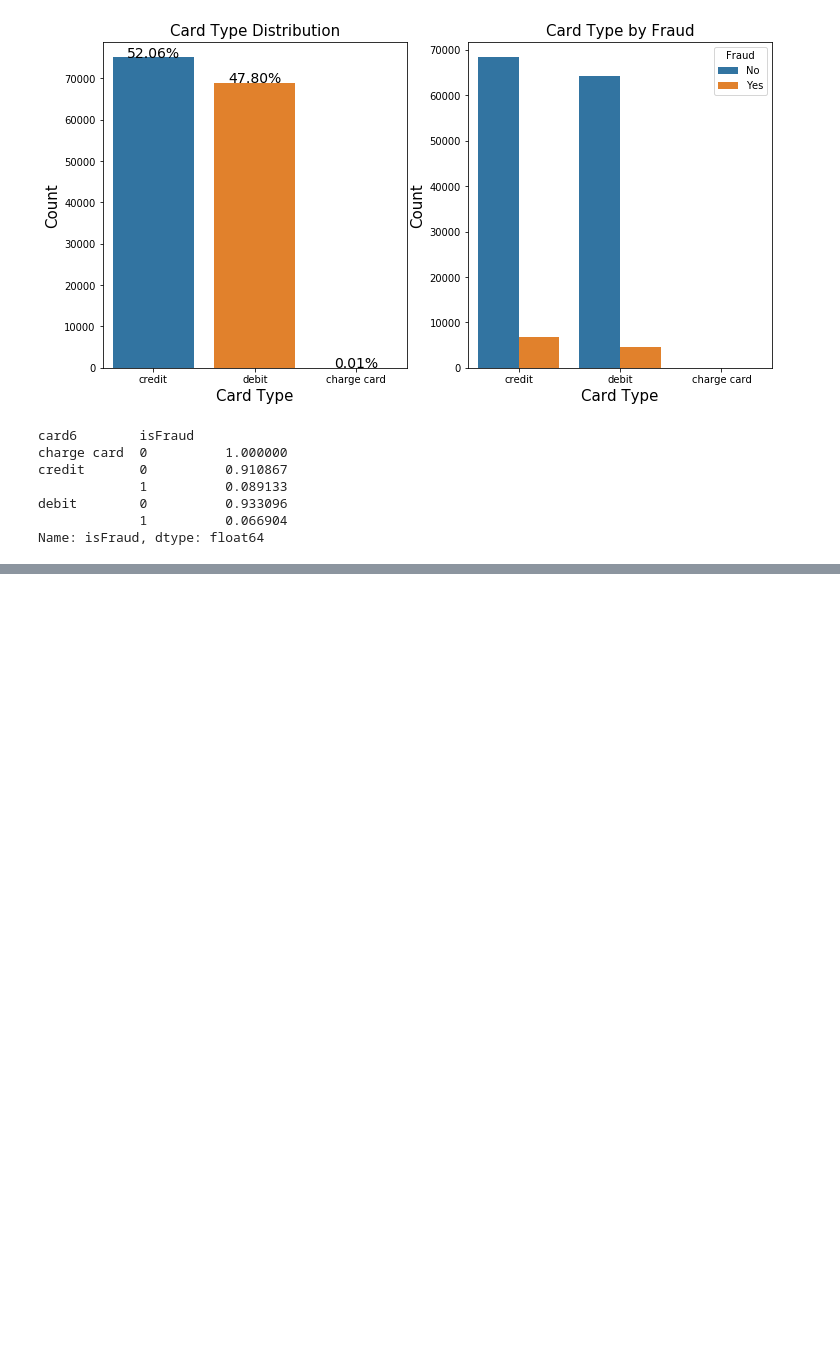
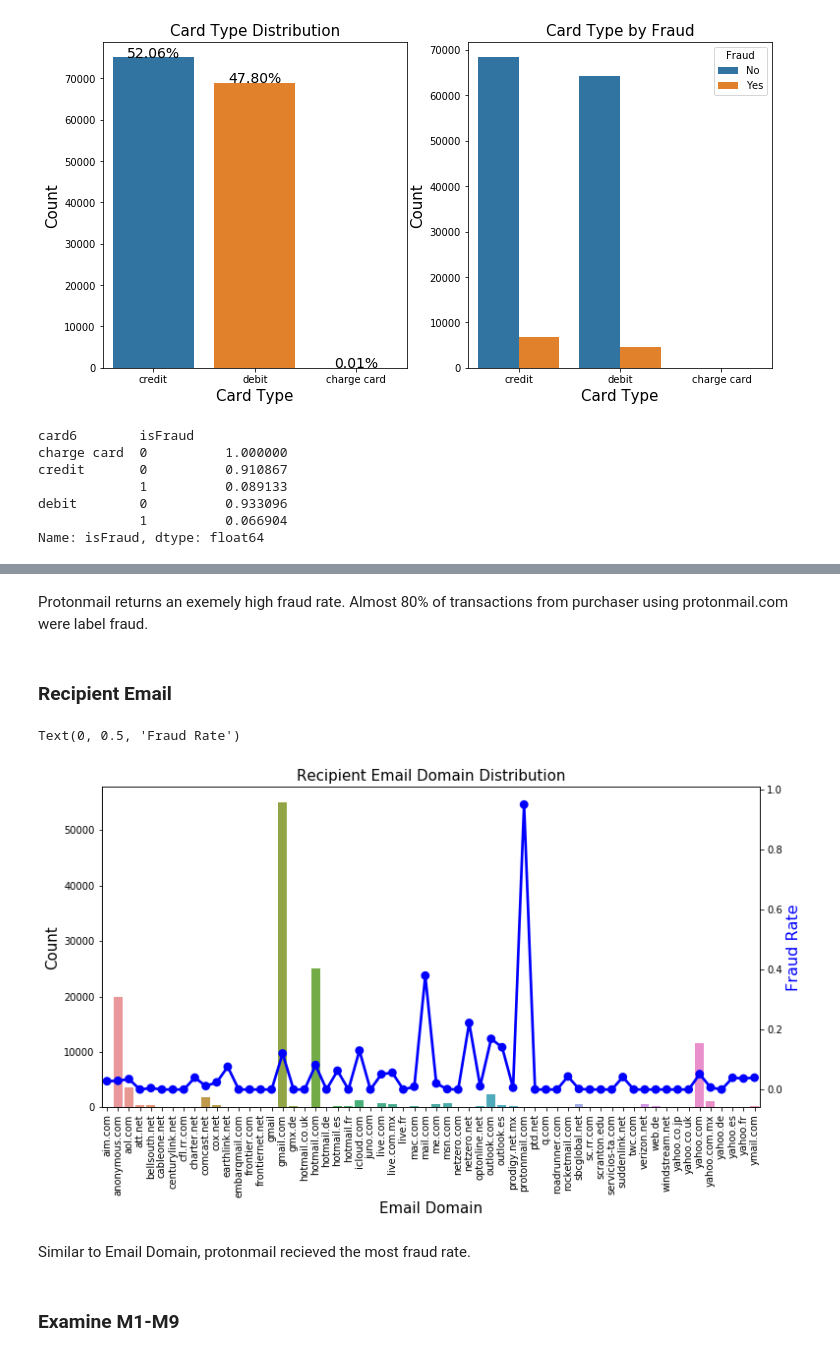
Before and after one commit to tsaw8/Thinkful_Project, a Jupyter notebook: Capstone: Supervised learning /IEEE-CIS Fraud Detection .ipynb, the cells around one changed output, grey strips where cells are left out. Cells and saved outputs as stored; diff of their text form; code cells hidden in the pictures; blank space fills up the shorter version.

```diff
--- a/Capstone: Supervised learning /IEEE-CIS Fraud Detection .ipynb
+++ b/Capstone: Supervised learning /IEEE-CIS Fraud Detection .ipynb
@@ -562,0 +599,25 @@ Name: isFraud, dtype: float64
+# %% [markdown]
+Protonmail returns an exemely high fraud rate. Almost 80% of transactions from purchaser using protonmail.com were label fraud.
+# %% [markdown]
+### Recipient Email
+# %%
+R_emaildomain_fraud_rate = df.groupby('R_emaildomain')['isFraud'].value_counts(normalize = True).unstack().fillna(0)[1]
+
+plt.figure(figsize=(12,6))
+
+g = sns.countplot(x = 'R_emaildomain', data = df, order = R_emaildomain_fraud_rate.index)
+g.set_title('Recipient Email Domain Distribution', fontsize = 15)
+g.set_xlabel("Email Domain", fontsize=15)
+g.set_ylabel("Count", fontsize=15)
+plt.xticks(rotation= "vertical")
+
+r = g.twinx()
+r = sns.pointplot(x = R_emaildomain_fraud_rate.index, y = R_emaildomain_fraud_rate, color = "blue")
+r.set_ylabel("Fraud Rate", fontsize = 16, color = "blue")
+# %% [output]
+Text(0, 0.5, 'Fraud Rate')
+[figure, added]
+# %% [markdown]
+Similar to Email Domain, protonmail recieved the most fraud rate.
+# %% [markdown]
+### Examine M1-M9
```
Also changed, not shown: parts of 13 cells of this notebook.
